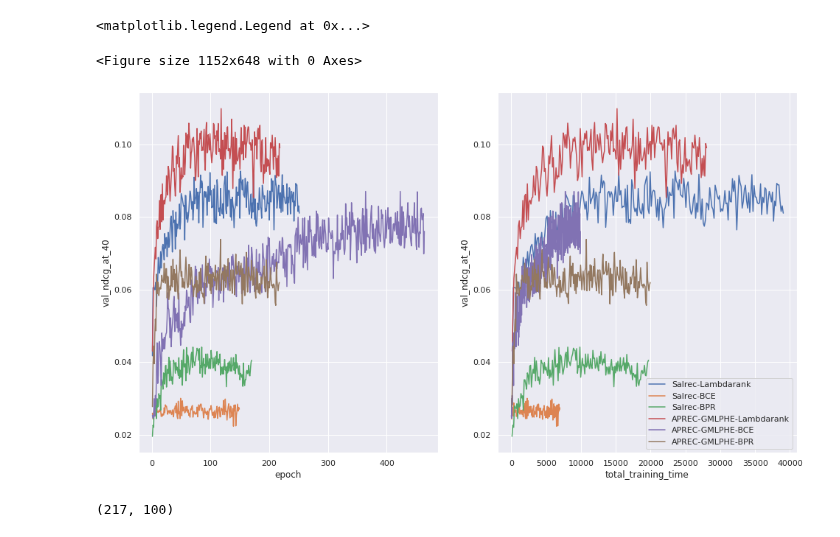
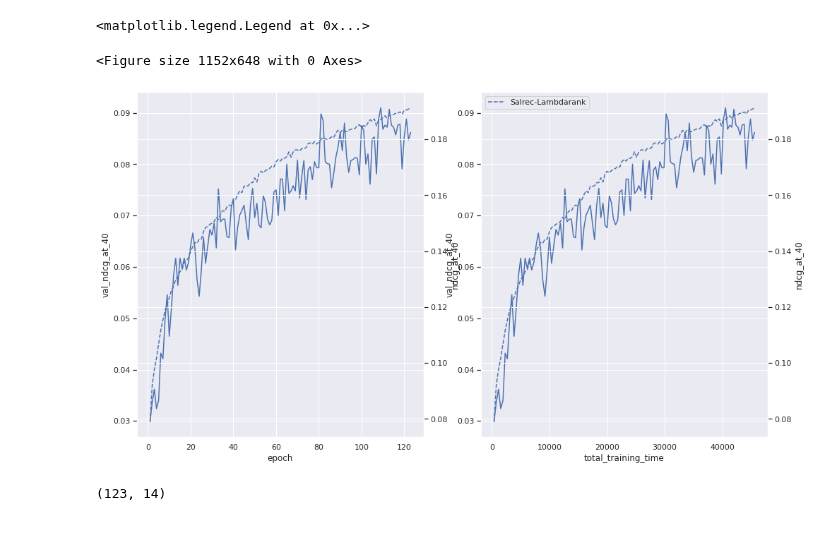
Before and after one commit to asash/gptrec_rl, a Jupyter notebook: evaluation/Results_analysis.ipynb, the cells around one changed output. Saved outputs shown, nothing was run; the diff lists cells and outputs as text; code cells hidden in the pictures.

Commit message:
added secondary metric axis

```diff
--- a/evaluation/Results_analysis.ipynb
+++ b/evaluation/Results_analysis.ipynb
@@ -10,6 +10,13 @@ import re
 import seaborn as sb
 sb.set()
 # %%
+#bert4rec outperforms everything
+#experiment_logs = './results/bert4rec_config_2021_11_04T17_15_31/stdout'
+
+experiment_logs = './results/bert4rec_config_2021_11_07T22_26_10/stdout'
+
+
+
 def is_experiment_start(line):
     return line.startswith('evaluating for')
 
@@ -122,36 +119,44 @@ plt.figure(figsize=(16, 9))
 axises = ['epoch', 'total_training_time']
 fig, ax = plt.subplots(1, len(axises))
 fig.set_figheight(9)
 fig.set_figwidth(16)
 
 for recommender in data:
     if len(recommender['metrics_history']) > 0:
         history = recommender['metrics_history']
         metric_name = 'val_ndcg_at_40'
+        second_metric_name = 'ndcg_at_40'
         moving_average_steps=1
         metric = moving_average(get_metric(history, metric_name), moving_average_steps)
-
+        if second_metric_name != None:
+            second_metric = moving_average(get_metric(history, second_metric_name), moving_average_steps)
         #success = get_metric(history, 'Success_at_4')
         #val_success = moving_average(get_metric(history, 'val_Success_at_4'), 5)
 
         #plt.plot(val_success, label=recommender['model_name'] + "val_sps")
         #plt.plot(success, label=recommender['model_name'] + "sps")
         for axis_num in range(len(axises)):
             axis_name = axises[axis_num]
             axis = get_metric(history, axis_name)[moving_average_steps - 1:]
             ax[axis_num].plot(axis, metric,label=recommender['model_name'])
+
             ax[axis_num].set_xlabel(axis_name)
             ax[axis_num].set_ylabel(metric_name)
+
+            if (second_metric_name != None):
+                ax2 = ax[axis_num].twinx()
+                ax2.set_ylabel(second_metric_name)
+                ax2.plot(axis, second_metric, '--', label=recommender['model_name'],)
 
 
         #plt.plot(ndcg, label=recommender['model_name'] + "ndcg")
         #plt.plot(val_success, label=recommender['model_name'] + "_val_sps")
 plt.legend()
 # %% [output]
 <matplotlib.legend.Legend at 0x...>
 <Figure size 1152x648 with 0 Axes>
-[figure, old version]
+[figure, new version]
 # %%
 len(metric), len(metric) - np.argmax(metric) - 1
 # %% [output]
-(217, 100)
+(123, 14)
```
Also changed, not shown: parts of 2 cells of this notebook.
